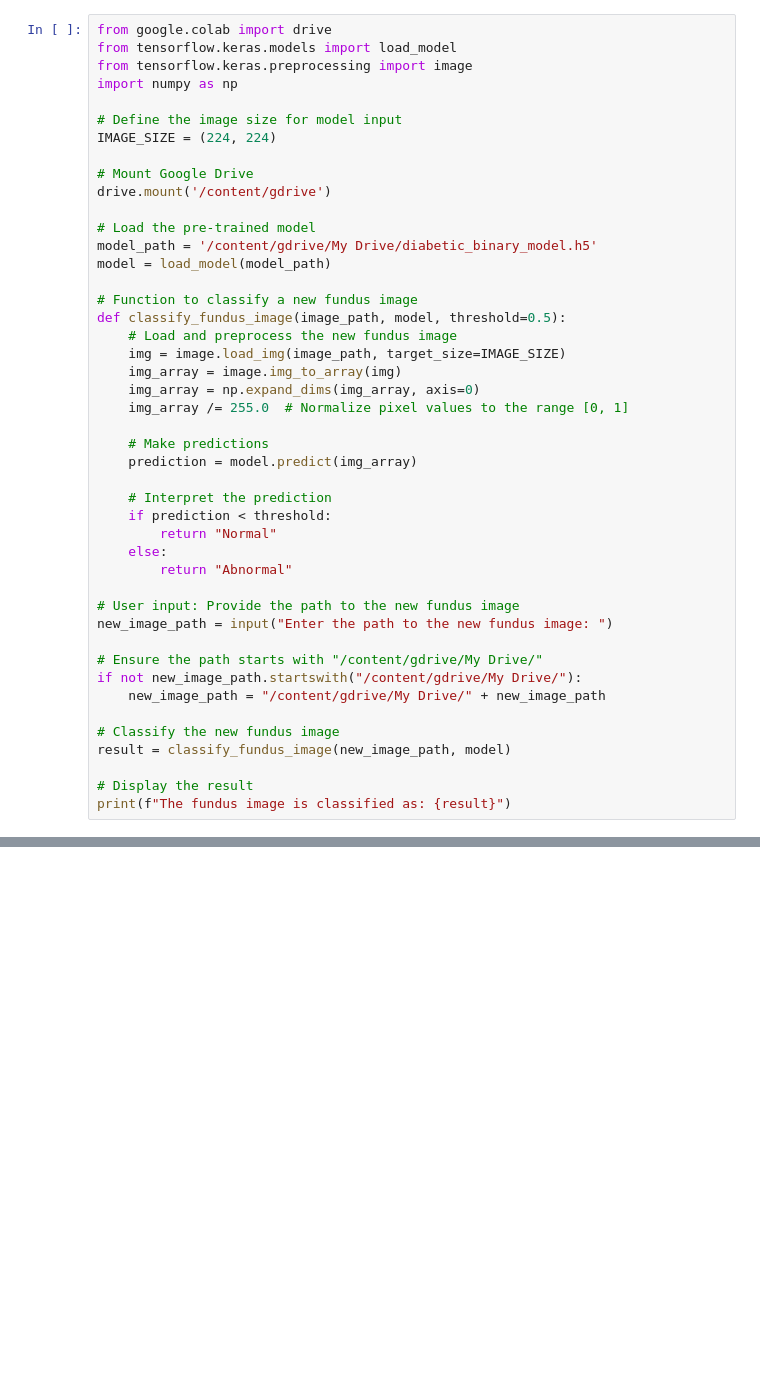
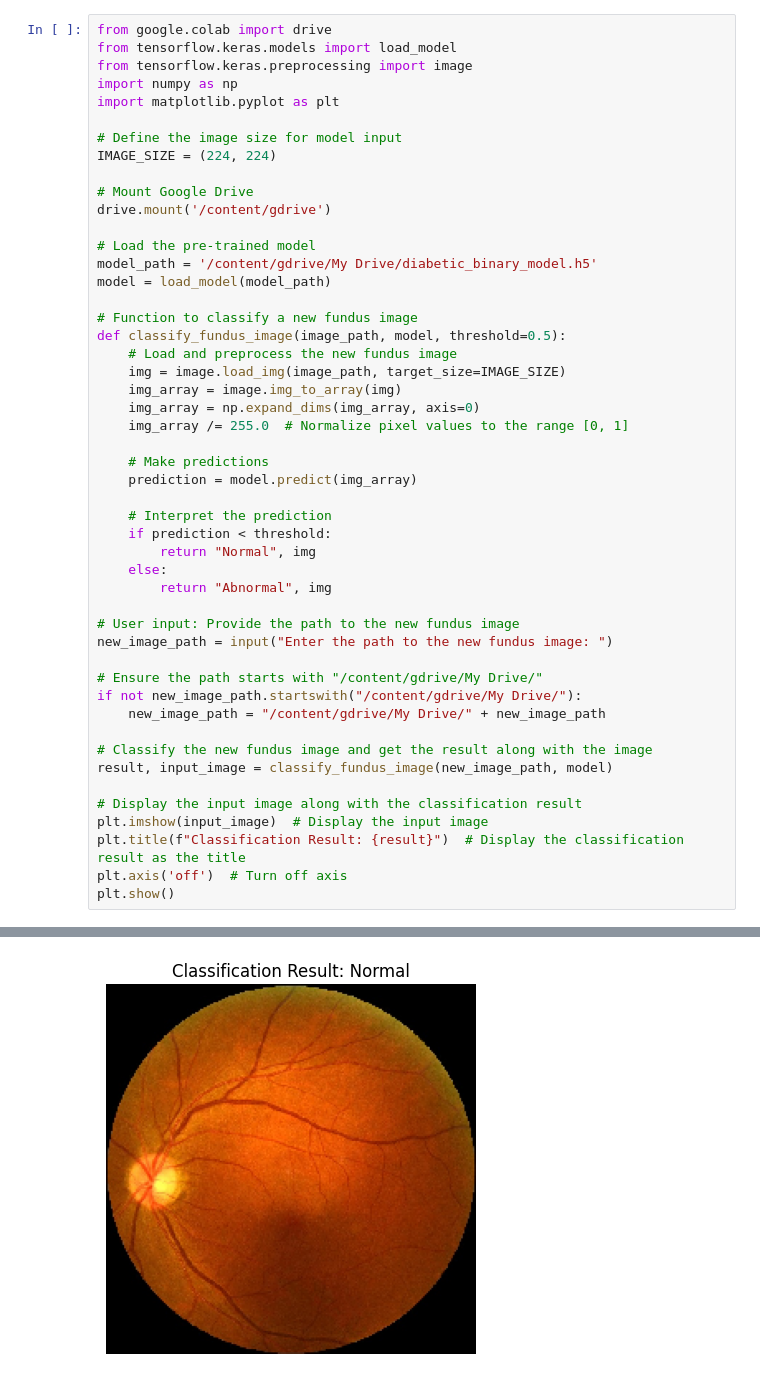
Before and after one commit to Sanjay-2345/Daibetic-Retinopathy-CNN, a Jupyter notebook: Diabetic_model_test.ipynb, the cells around one changed output, grey strips where cells are left out. Cells and saved outputs as stored; diff of their text form; blank space fills up the shorter version.

```diff
--- a/Diabetic_model_test.ipynb
+++ b/Diabetic_model_test.ipynb
@@ -5,6 +3,7 @@ from google.colab import drive
 from tensorflow.keras.models import load_model
 from tensorflow.keras.preprocessing import image
 import numpy as np
+import matplotlib.pyplot as plt
 
 # Define the image size for model input
 IMAGE_SIZE = (224, 224)
@@ -29,9 +28,9 @@ def classify_fundus_image(image_path, model, threshold=0.5):
 
     # Interpret the prediction
     if prediction < threshold:
-        return "Normal"
+        return "Normal", img
     else:
-        return "Abnormal"
+        return "Abnormal", img
 
 # User input: Provide the path to the new fundus image
 new_image_path = input("Enter the path to the new fundus image: ")
@@ -40,11 +39,14 @@ new_image_path = input("Enter the path to the new fundus image: ")
 if not new_image_path.startswith("/content/gdrive/My Drive/"):
     new_image_path = "/content/gdrive/My Drive/" + new_image_path
 
-# Classify the new fundus image
-result = classify_fundus_image(new_image_path, model)
+# Classify the new fundus image and get the result along with the image
+result, input_image = classify_fundus_image(new_image_path, model)
 
-# Display the result
-print(f"The fundus image is classified as: {result}")
+# Display the input image along with the classification result
+plt.imshow(input_image)  # Display the input image
+plt.title(f"Classification Result: {result}")  # Display the classification result as the title
+plt.axis('off')  # Turn off axis
+plt.show()
 # %% [output]
 Drive already mounted at /content/gdrive; to attempt to forcibly remount, call drive.mount("/content/gdrive", force_remount=True).
 Enter the path to the new fundus image: /Diabetic_Image/186_left.jpg
@@ -52,0 +54 @@ The fundus image is classified as: Abnormal
+[figure, added]
```
Also changed, not shown: parts of 2 cells of this notebook.
